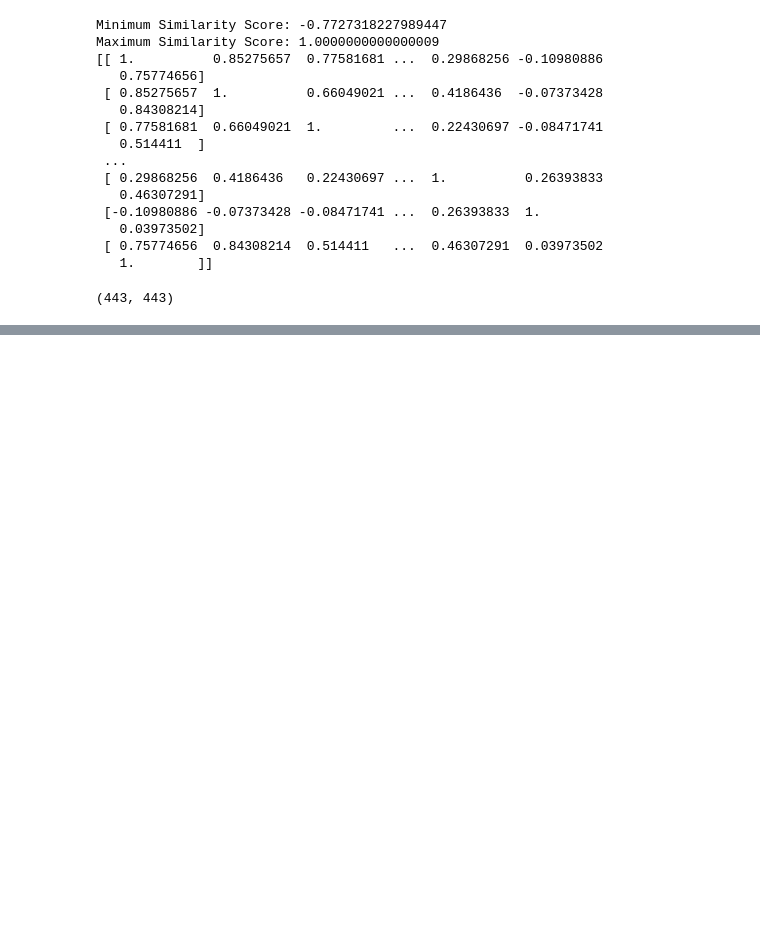
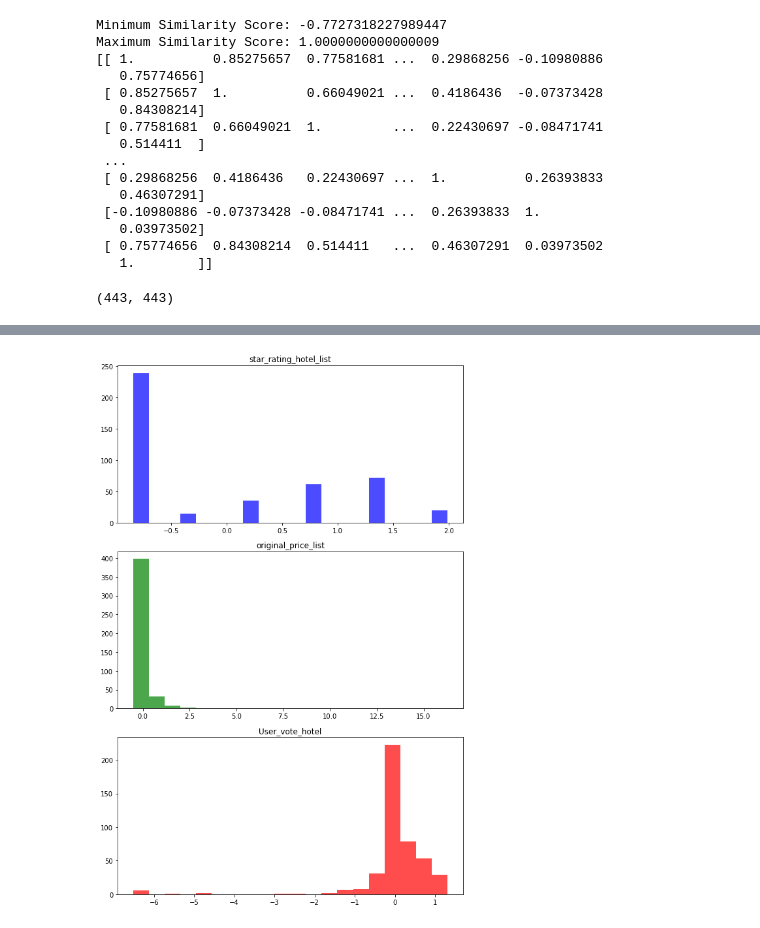
Before and after one commit to DoanHoaiNam/DSG-bath15, a Jupyter notebook: Content-based.ipynb, the cells around one changed output, grey strips where cells are left out. Cells and saved outputs as stored; diff of their text form; code cells hidden in the pictures; blank space fills up the shorter version.

```diff
--- a/Content-based.ipynb
+++ b/Content-based.ipynb
@@ -353,0 +356,3 @@ Maximum Similarity Score: 1.0000000000000009
+# %%
+data = pd.read_csv("DATADULICHQUYNHON.csv")
+data = data.loc[:, ~data.columns.str.contains('^Unnamed')]
@@ -353,0 +530,24 @@ Maximum Similarity Score: 1.0000000000000009
+# %%
+import matplotlib.pyplot as plt
+data[['User_vote_hotel' , 'star_rating_hotel_list', 'original_price_list']] = scaler.fit_transform(data[['User_vote_hotel' , 'star_rating_hotel_list', 'original_price_list']])
+
+# Tạo một hình vẽ với 3 cột dữ liệu
+fig, axs = plt.subplots(3, 1, figsize=(8, 12))
+
+# Trực quan hóa cột 'star_rating_hotel_list_normalized'
+axs[0].hist(data['star_rating_hotel_list'], bins=20, color='blue', alpha=0.7)
+axs[0].set_title('star_rating_hotel_list')
+
+# Trực quan hóa cột 'original_price_list_normalized'
+axs[1].hist(data['original_price_list'], bins=20, color='green', alpha=0.7)
+axs[1].set_title('original_price_list')
+
+# Trực quan hóa cột 'User_vote_hotel_normalized'
+axs[2].hist(data['User_vote_hotel'], bins=20, color='red', alpha=0.7)
+axs[2].set_title('User_vote_hotel')
+
+# Hiển thị biểu đồ
+plt.tight_layout()
+plt.show()
+# %% [output]
+[figure, added]
```
Also changed, not shown: parts of 6 cells of this notebook.
